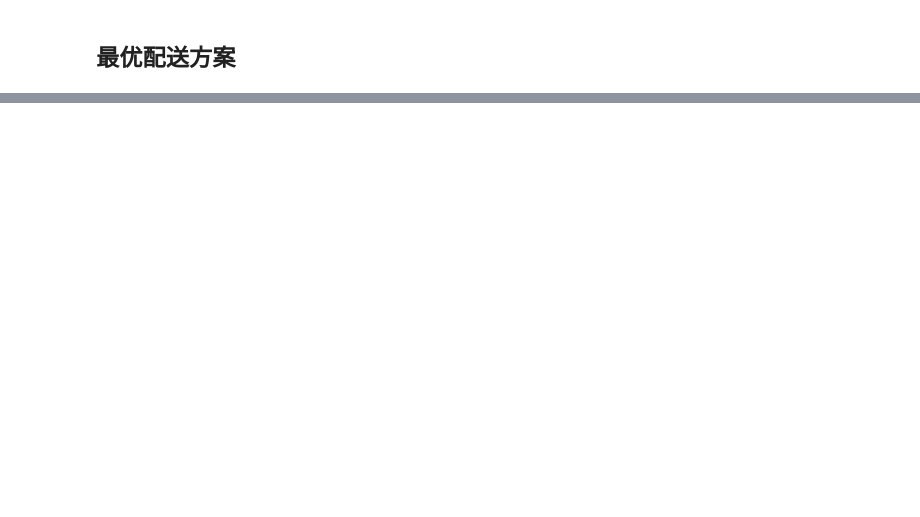
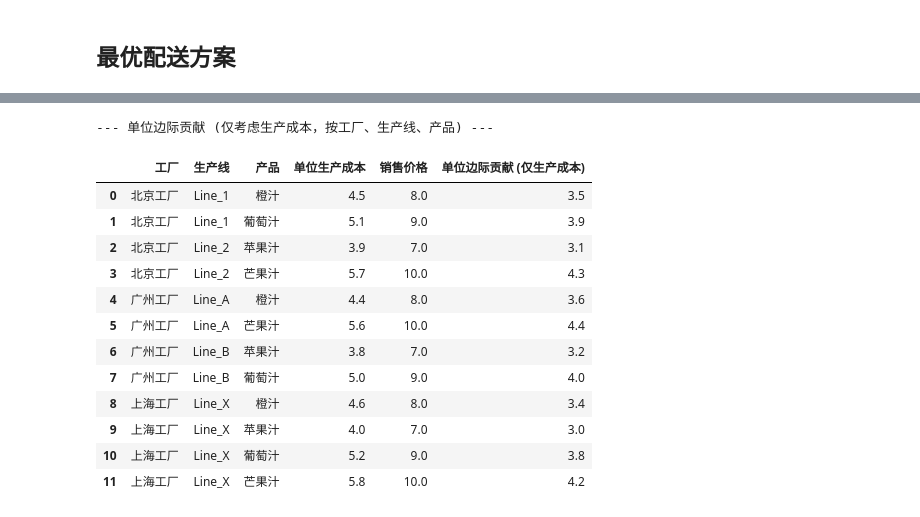
Before and after one commit to itihub/jupyter_learn, a Jupyter notebook: supply_chain_optimization.ipynb, the cells around one changed output, grey strips where cells are left out. Drawn from its saved outputs; the diff is of its cells as text; code cells hidden in the pictures; blank space fills up the shorter version.

```diff
--- a/supply_chain_optimization.ipynb
+++ b/supply_chain_optimization.ipynb
@@ -838,0 +4160,46 @@ else:
+# %%
+# Re-run the Calculate Unit Contribution Margin (Production Cost Only) cell
+# --- 计算单位边际贡献（仅考虑生产成本） ---
+
+# Merge unit production cost with sales price data
+unit_contribution_margin_prod_cost_data = []
+for index, row in production_cost_per_unit_df.iterrows():
+    product = row['产品']
+    factory = row['工厂']
+    line = row['生产线']
+    unit_production_cost = row['单位生产成本']
+
+    sales_price = product_data[product]['sales_price']
+    unit_contribution_margin_prod_cost = sales_price - unit_production_cost
+
+    unit_contribution_margin_prod_cost_data.append({
+        '工厂': factory,
+        '生产线': line,
+        '产品': product,
+        '单位生产成本': unit_production_cost,
+        '销售价格': sales_price,
+        '单位边际贡献 (仅生产成本)': unit_contribution_margin_prod_cost
+    })
+
+unit_contribution_margin_prod_cost_df = pd.DataFrame(unit_contribution_margin_prod_cost_data)
+
+print("\n--- 单位边际贡献 (仅考虑生产成本，按工厂、生产线、产品) ---")
+if not unit_contribution_margin_prod_cost_df.empty:
+    display(unit_contribution_margin_prod_cost_df)
+else:
+    print("未能计算单位边际贡献（仅考虑生产成本）。")
+# %% [output]
+--- 单位边际贡献 (仅考虑生产成本，按工厂、生产线、产品) ---
+|  | 工厂 | 生产线 | 产品 | 单位生产成本 | 销售价格 | 单位边际贡献 (仅生产成本) |
+| 0 | 北京工厂 | Line_1 | 橙汁 | 4.5 | 8.0 | 3.5 |
+| 1 | 北京工厂 | Line_1 | 葡萄汁 | 5.1 | 9.0 | 3.9 |
+| 2 | 北京工厂 | Line_2 | 苹果汁 | 3.9 | 7.0 | 3.1 |
+| 3 | 北京工厂 | Line_2 | 芒果汁 | 5.7 | 10.0 | 4.3 |
+| 4 | 广州工厂 | Line_A | 橙汁 | 4.4 | 8.0 | 3.6 |
+| 5 | 广州工厂 | Line_A | 芒果汁 | 5.6 | 10.0 | 4.4 |
+| 6 | 广州工厂 | Line_B | 苹果汁 | 3.8 | 7.0 | 3.2 |
+| 7 | 广州工厂 | Line_B | 葡萄汁 | 5.0 | 9.0 | 4.0 |
+| 8 | 上海工厂 | Line_X | 橙汁 | 4.6 | 8.0 | 3.4 |
+| 9 | 上海工厂 | Line_X | 苹果汁 | 4.0 | 7.0 | 3.0 |
+| 10 | 上海工厂 | Line_X | 葡萄汁 | 5.2 | 9.0 | 3.8 |
+| 11 | 上海工厂 | Line_X | 芒果汁 | 5.8 | 10.0 | 4.2 |
```
Also changed, not shown: parts of 78 cells of this notebook.
